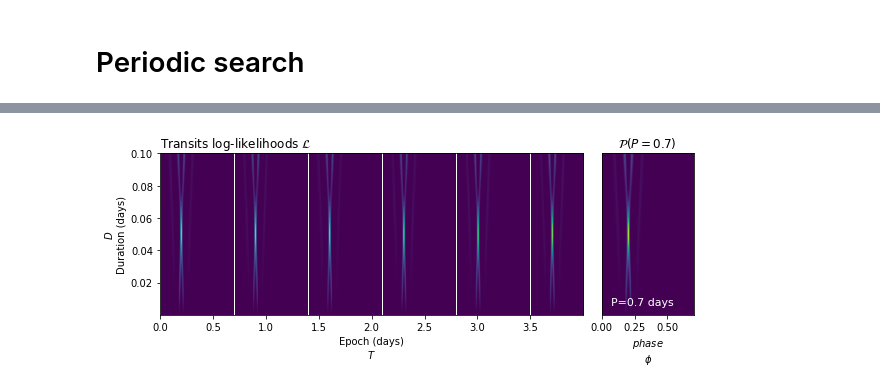
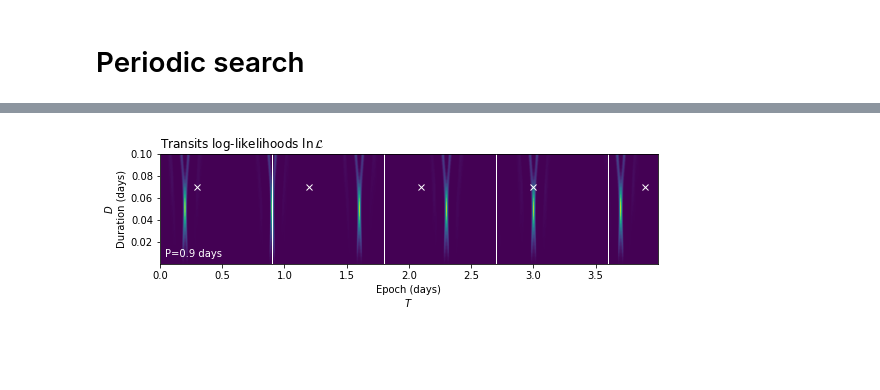
Before and after one commit to lgrcia/paper-nuance, a Jupyter notebook: simple/notebooks/principle.ipynb, the cells around one changed output, grey strips where cells are left out. Saved outputs shown, nothing was run; the diff lists cells and outputs as text; code cells hidden in the pictures; blank space fills up the shorter version.

```diff
--- a/simple/notebooks/principle.ipynb
+++ b/simple/notebooks/principle.ipynb
@@ -139,35 +71,26 @@ plt.savefig("../figures/principle_tiles_combined.pdf")
-# %%
-plt.figure(None, (8.5, 3.5))
-
-P = true_period
-folds = nu.search_data.folds
-pt0s, (fll, _, _) = folds(P)
-extent = 0, 1*true_period, nu.search_data.Ds.min(), nu.search_data.Ds.max()
-
-n = 5
-ax0 = plt.subplot(1,n,(1, n-1))
-nu.search_data.show_ll()
-plt.xlim(nu.time.min(), nu.time.max())
-plt.ylabel("$D$\nDuration (days)")
-plt.xlabel("Epoch (days)\n$T$")
-plt.title("Transits log-likelihoods $\mathcal{L}$", loc="left")
-
-
-plt.subplot(1,n,n)
-plt.imshow(fll.sum(0).T, aspect='auto', extent=extent, origin="lower")
-plt.xlabel("$phase$\n$\phi$")
-plt.title("$\mathcal{P}(P=0.7)$")
-plt.tick_params(
-    axis='y',
-    which='both',
-    left=False,
-    labelleft=False)
-
-plt.text(0.1, 0.05, "P=0.7 days", fontsize=11, ha='left', va='bottom', transform=plt.gca().transAxes, c="w")
-for i in range(int(np.ceil((nu.time.max() -  nu.time.min())/P))):
-    ax0.axvline(i*P, c="w", lw=1)
-
-plt.tight_layout()
-plt.savefig("../figures/principle_periodic.pdf")
-# %% [output]
-[figure, removed]
+# %%
+plt.figure(None, (8., 2.7))
+
+periods = [0.35, 0.5, 0.7, 0.9]
+P1 = periods[-1]
+fold = nu.search_data.fold_ll
+pt0s, Pv, Pc = fold(P1)
+extent = 0, 1, nu.search_data.Ds.min(), nu.search_data.Ds.max()
+k = len(pt0s)//3
+
+nu.search_data.show_ll()
+plt.xlim(nu.time.min(), nu.time.max())
+plt.ylabel("$D$\nDuration (days)")
+plt.xlabel("Epoch (days)\n$T$")
+plt.title("Transits log-likelihoods $\ln\mathcal{L}$", loc="left")
+
+for i in range(int(np.ceil((nu.time.max() -  nu.time.min())/P1))):
+    plt.axvline(i*P1, c="w", lw=1)
+    plt.plot((i + pt0s[k])*P1, 0.07, "x", c="w")
+
+plt.text(0.01, 0.05, f"P={P1} days", fontsize=10, c="w", ha='left', va='bottom', transform=plt.gca().transAxes)
+
+plt.tight_layout()
+plt.savefig("../figures/principle_periodic_0.pdf")
+# %% [output]
+[figure, added]
```
Also changed, not shown: parts of 10 cells of this notebook, 8 other files.
